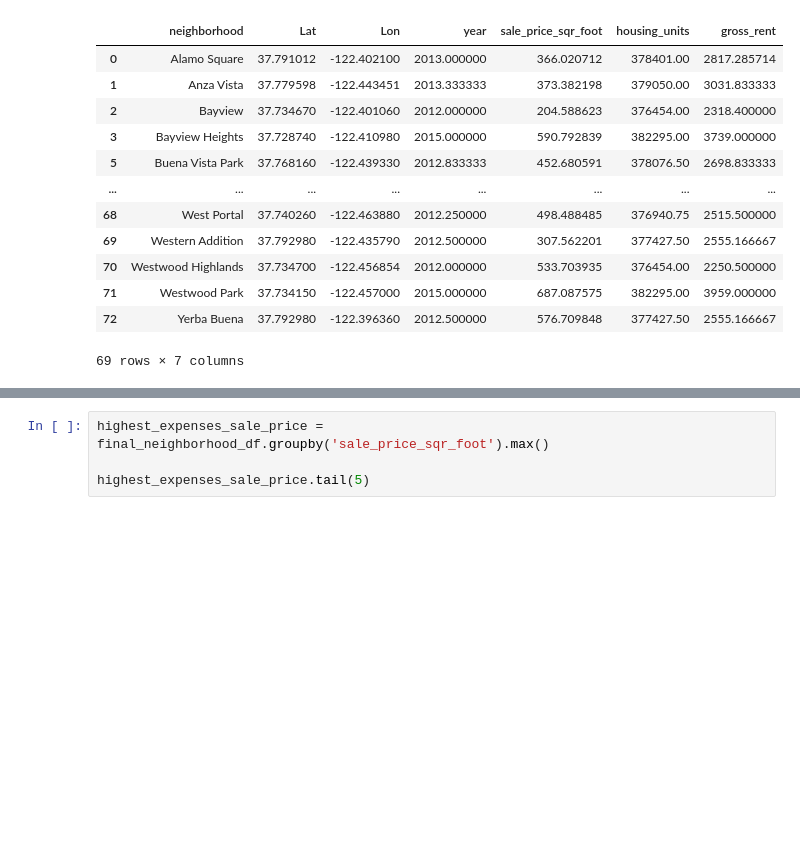
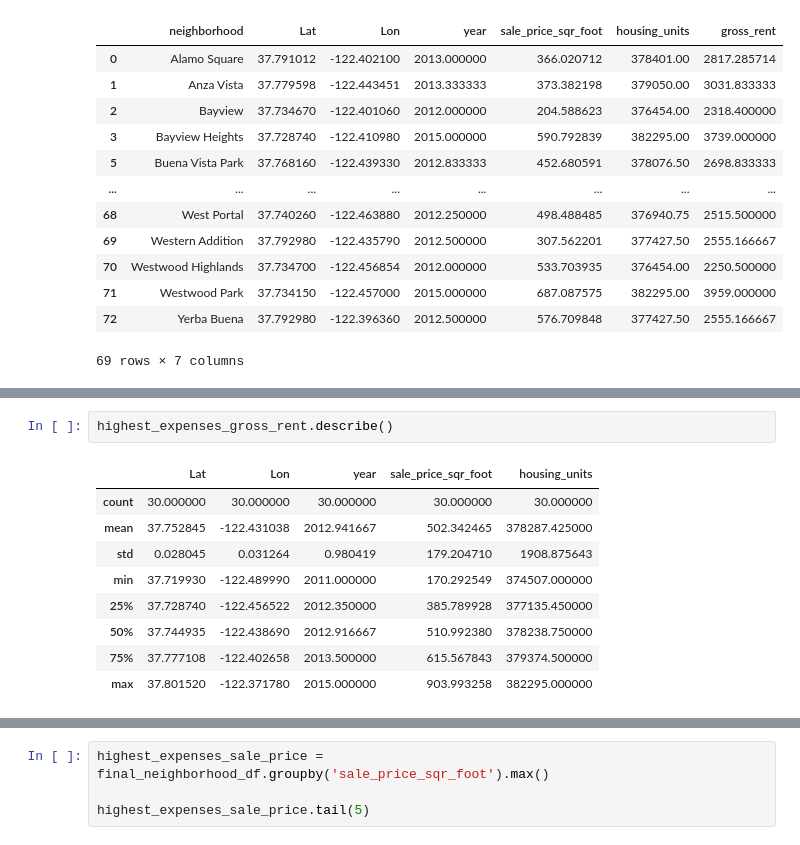
Before and after one commit to rhurst11/Fintech_Module_6_Challenge, a Jupyter notebook: Starter_Code/san_francisco_housing.ipynb, the cells around one changed output, grey strips where cells are left out. Saved outputs shown, nothing was run; the diff lists cells and outputs as text; blank space fills up the shorter version.

```diff
--- a/Starter_Code/san_francisco_housing.ipynb
+++ b/Starter_Code/san_francisco_housing.ipynb
@@ -662,0 +677,12 @@ px.scatter_mapbox(
+# %%
+highest_expenses_gross_rent.describe()
+# %% [output]
+|  | Lat | Lon | year | sale_price_sqr_foot | housing_units |
+| count | 30.000000 | 30.000000 | 30.000000 | 30.000000 | 30.000000 |
+| mean | 37.752845 | -122.431038 | 2012.941667 | 502.342465 | 378287.425000 |
+| std | 0.028045 | 0.031264 | 0.980419 | 179.204710 | 1908.875643 |
+| min | 37.719930 | -122.489990 | 2011.000000 | 170.292549 | 374507.000000 |
+| 25% | 37.728740 | -122.456522 | 2012.350000 | 385.789928 | 377135.450000 |
+| 50% | 37.744935 | -122.438690 | 2012.916667 | 510.992380 | 378238.750000 |
+| 75% | 37.777108 | -122.402658 | 2013.500000 | 615.567843 | 379374.500000 |
+| max | 37.801520 | -122.371780 | 2015.000000 | 903.993258 | 382295.000000 |
```
Also changed, not shown: parts of 14 cells of this notebook.
